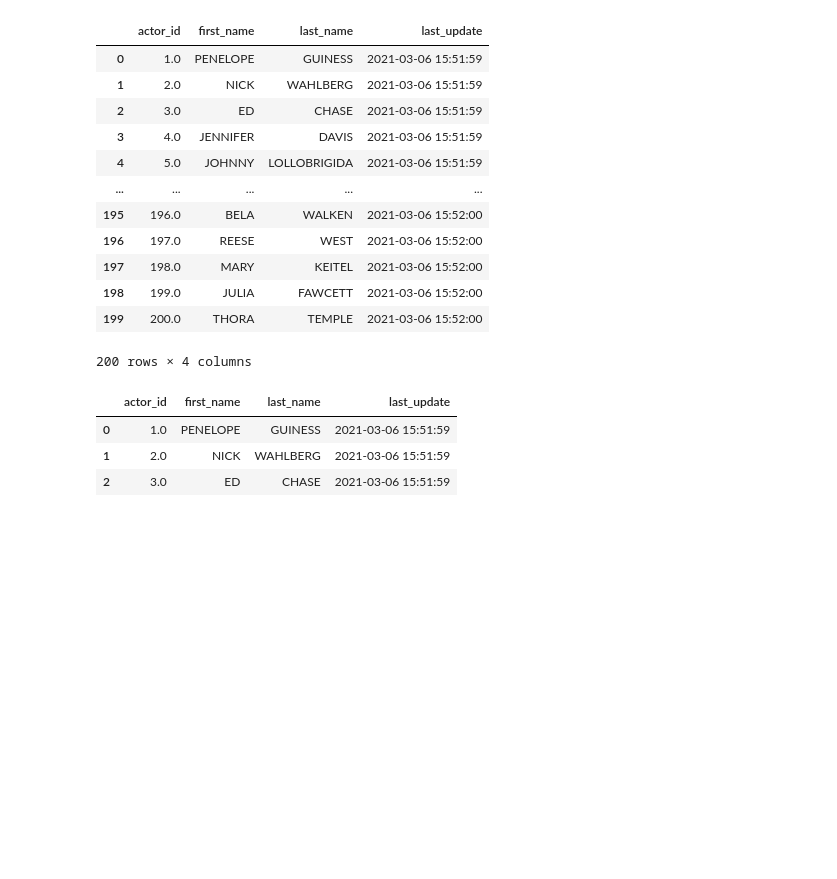
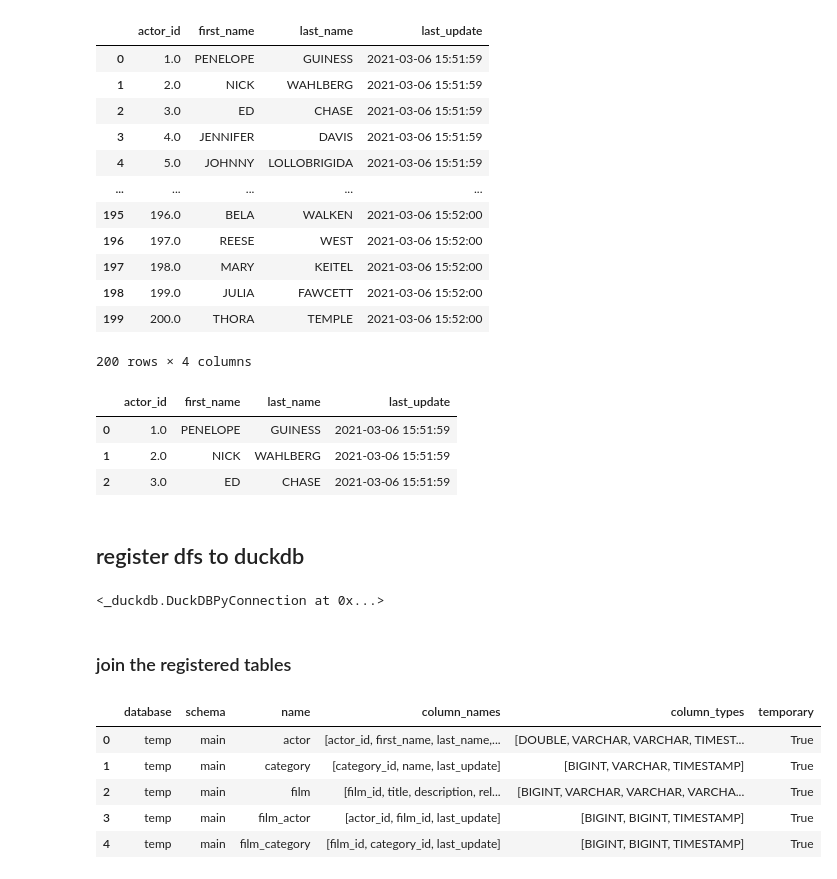
Before and after one commit to christocar/SQL_christoffer_carlsson_DE25, a Jupyter notebook: code_along/week4_query_sakila/pandas_duckdb.ipynb, the cells around one changed output. Drawn from its saved outputs; the diff is of its cells as text; code cells hidden in the pictures; blank space fills up the shorter version.

```diff
--- a/code_along/week4_query_sakila/pandas_duckdb.ipynb
+++ b/code_along/week4_query_sakila/pandas_duckdb.ipynb
@@ -66,3 +66,26 @@ dfs["actor"].head(3)
 | 0 | 1.0 | PENELOPE | GUINESS | 2021-03-06 15:51:59 |
 | 1 | 2.0 | NICK | WAHLBERG | 2021-03-06 15:51:59 |
 | 2 | 3.0 | ED | CHASE | 2021-03-06 15:51:59 |
+# %% [markdown]
+## register dfs to duckdb
+# %%
+duckdb.register("actor", dfs["actor"])
+duckdb.register("film", dfs["film"])
+# %% [output]
+<_duckdb.DuckDBPyConnection at 0x...>
+# %% [markdown]
+### join the registered tables
+# %%
+table_names = ["film", "film_actor", "film_category", "actor", "category"]
+
+for table_name in table_names:
+    duckdb.register(table_name, dfs[table_name])
+
+duckdb.sql("DESC;").df()
+# %% [output]
+|  | database | schema | name | column_names | column_types | temporary |
+| 0 | temp | main | actor | [actor_id, first_name, last_name,... | [DOUBLE, VARCHAR, VARCHAR, TIMEST... | True |
+| 1 | temp | main | category | [category_id, name, last_update] | [BIGINT, VARCHAR, TIMESTAMP] | True |
+| 2 | temp | main | film | [film_id, title, description, rel... | [BIGINT, VARCHAR, VARCHAR, VARCHA... | True |
+| 3 | temp | main | film_actor | [actor_id, film_id, last_update] | [BIGINT, BIGINT, TIMESTAMP] | True |
+| 4 | temp | main | film_category | [film_id, category_id, last_update] | [BIGINT, BIGINT, TIMESTAMP] | True |
```
Also changed, not shown: parts of 8 cells of this notebook.
